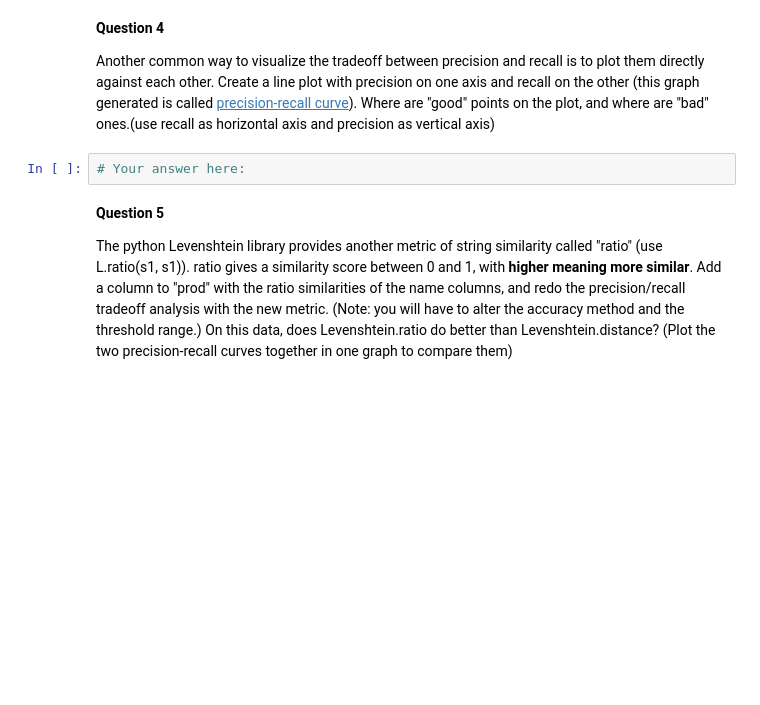
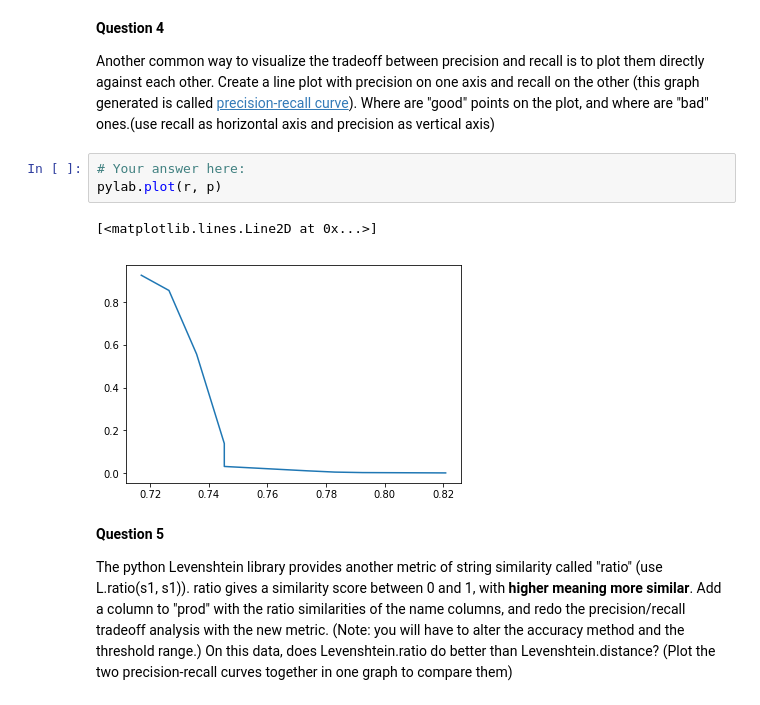
Before and after one commit to alexpython1988/cap5771, a Jupyter notebook: labs/lab3.ipynb, the cells around one changed output. Drawn from its saved outputs; the diff is of its cells as text; blank space fills up the shorter version.

```diff
--- a/labs/lab3.ipynb
+++ b/labs/lab3.ipynb
@@ -204,6 +342,10 @@ pylab.legend(['precision', 'recall'], loc='upper left')
 Another common way to visualize the tradeoff between precision and recall is to plot them directly against each other. Create a line plot with precision on one axis and recall on the other (this graph generated is called [precision-recall curve](https://www.quora.com/What-is-Precision-Recall-PR-curve)). Where are "good" points on the plot, and where are "bad" ones.(use recall as horizontal axis and precision as vertical axis)
 # %%
 # Your answer here:
+pylab.plot(r, p)
+# %% [output]
+[<matplotlib.lines.Line2D at 0x...>]
+[figure, added]
 # %% [markdown]
 **Question 5**
 
```
Also changed, not shown: parts of 22 cells of this notebook, 5 other files.
